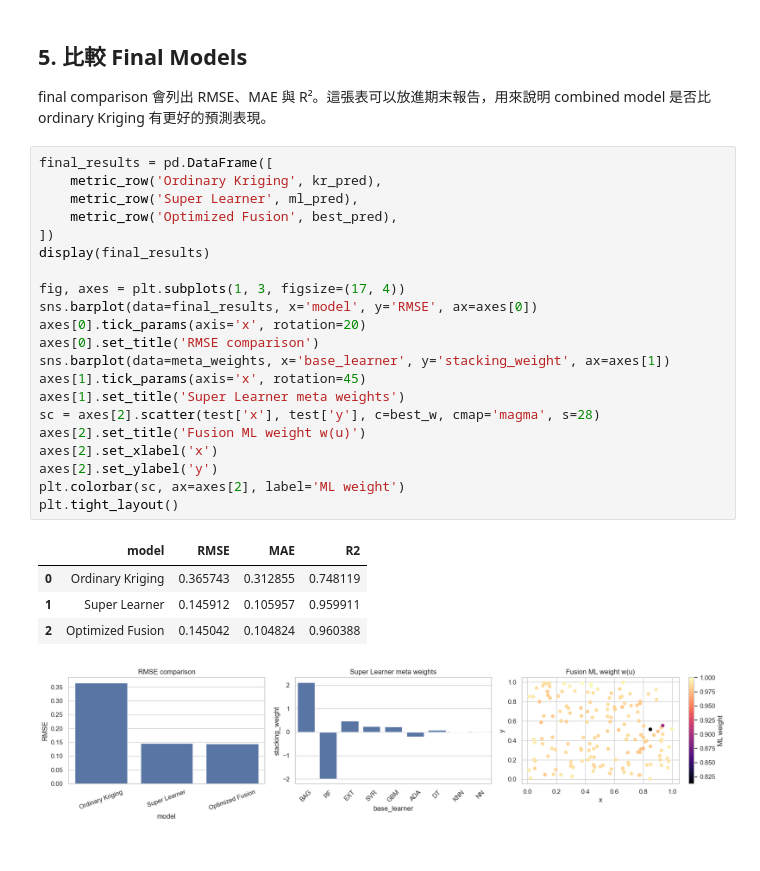
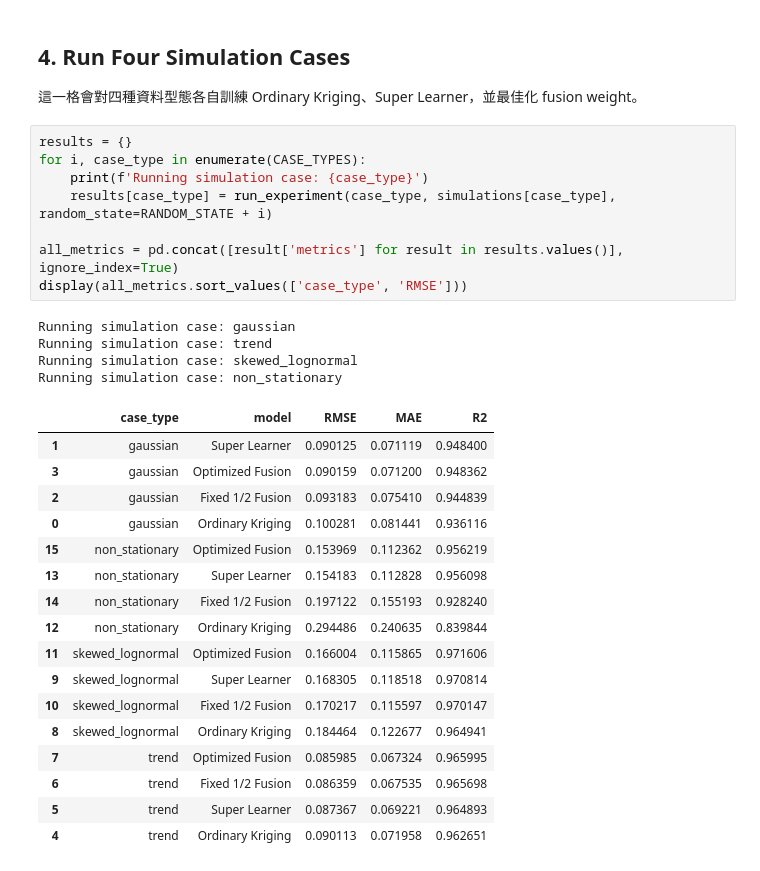
Before and after one commit to shu-ming0808/use_ML_with_kriging, a Jupyter notebook: main/05_paper_reproduction_simulation.ipynb, the cells around one changed output. Drawn from its saved outputs; the diff is of its cells as text.

```diff
--- a/main/05_paper_reproduction_simulation.ipynb
+++ b/main/05_paper_reproduction_simulation.ipynb
@@ -224,31 +226,34 @@ plt.tight_layout()
-# %% [markdown]
-## 5. 比較 Final Models
-
-final comparison 會列出 RMSE、MAE 與 R²。這張表可以放進期末報告，用來說明 combined model 是否比 ordinary Kriging 有更好的預測表現。
-# %%
-final_results = pd.DataFrame([
-    metric_row('Ordinary Kriging', kr_pred),
-    metric_row('Super Learner', ml_pred),
-    metric_row('Optimized Fusion', best_pred),
-])
-display(final_results)
-
-fig, axes = plt.subplots(1, 3, figsize=(17, 4))
-sns.barplot(data=final_results, x='model', y='RMSE', ax=axes[0])
-axes[0].tick_params(axis='x', rotation=20)
-axes[0].set_title('RMSE comparison')
-sns.barplot(data=meta_weights, x='base_learner', y='stacking_weight', ax=axes[1])
-axes[1].tick_params(axis='x', rotation=45)
-axes[1].set_title('Super Learner meta weights')
-sc = axes[2].scatter(test['x'], test['y'], c=best_w, cmap='magma', s=28)
-axes[2].set_title('Fusion ML weight w(u)')
-axes[2].set_xlabel('x')
-axes[2].set_ylabel('y')
-plt.colorbar(sc, ax=axes[2], label='ML weight')
-plt.tight_layout()
-# %% [output]
-|  | model | RMSE | MAE | R2 |
-| 0 | Ordinary Kriging | 0.365743 | 0.312855 | 0.748119 |
-| 1 | Super Learner | 0.145912 | 0.105957 | 0.959911 |
-| 2 | Optimized Fusion | 0.145042 | 0.104824 | 0.960388 |
-[figure, removed]
+# %% [markdown]
+## 4. Run Four Simulation Cases
+
+這一格會對四種資料型態各自訓練 Ordinary Kriging、Super Learner，並最佳化 fusion weight。
+# %%
+results = {}
+for i, case_type in enumerate(CASE_TYPES):
+    print(f'Running simulation case: {case_type}')
+    results[case_type] = run_experiment(case_type, simulations[case_type], random_state=RANDOM_STATE + i)
+
+all_metrics = pd.concat([result['metrics'] for result in results.values()], ignore_index=True)
+display(all_metrics.sort_values(['case_type', 'RMSE']))
+# %% [output]
+Running simulation case: gaussian
+Running simulation case: trend
+Running simulation case: skewed_lognormal
+Running simulation case: non_stationary
+|  | case_type | model | RMSE | MAE | R2 |
+| 1 | gaussian | Super Learner | 0.090125 | 0.071119 | 0.948400 |
+| 3 | gaussian | Optimized Fusion | 0.090159 | 0.071200 | 0.948362 |
+| 2 | gaussian | Fixed 1/2 Fusion | 0.093183 | 0.075410 | 0.944839 |
+| 0 | gaussian | Ordinary Kriging | 0.100281 | 0.081441 | 0.936116 |
+| 15 | non_stationary | Optimized Fusion | 0.153969 | 0.112362 | 0.956219 |
+| 13 | non_stationary | Super Learner | 0.154183 | 0.112828 | 0.956098 |
+| 14 | non_stationary | Fixed 1/2 Fusion | 0.197122 | 0.155193 | 0.928240 |
+| 12 | non_stationary | Ordinary Kriging | 0.294486 | 0.240635 | 0.839844 |
+| 11 | skewed_lognormal | Optimized Fusion | 0.166004 | 0.115865 | 0.971606 |
+| 9 | skewed_lognormal | Super Learner | 0.168305 | 0.118518 | 0.970814 |
+| 10 | skewed_lognormal | Fixed 1/2 Fusion | 0.170217 | 0.115597 | 0.970147 |
+| 8 | skewed_lognormal | Ordinary Kriging | 0.184464 | 0.122677 | 0.964941 |
+| 7 | trend | Optimized Fusion | 0.085985 | 0.067324 | 0.965995 |
+| 6 | trend | Fixed 1/2 Fusion | 0.086359 | 0.067535 | 0.965698 |
+| 5 | trend | Super Learner | 0.087367 | 0.069221 | 0.964893 |
+| 4 | trend | Ordinary Kriging | 0.090113 | 0.071958 | 0.962651 |
```
Also changed, not shown: parts of 17 cells of this notebook.
